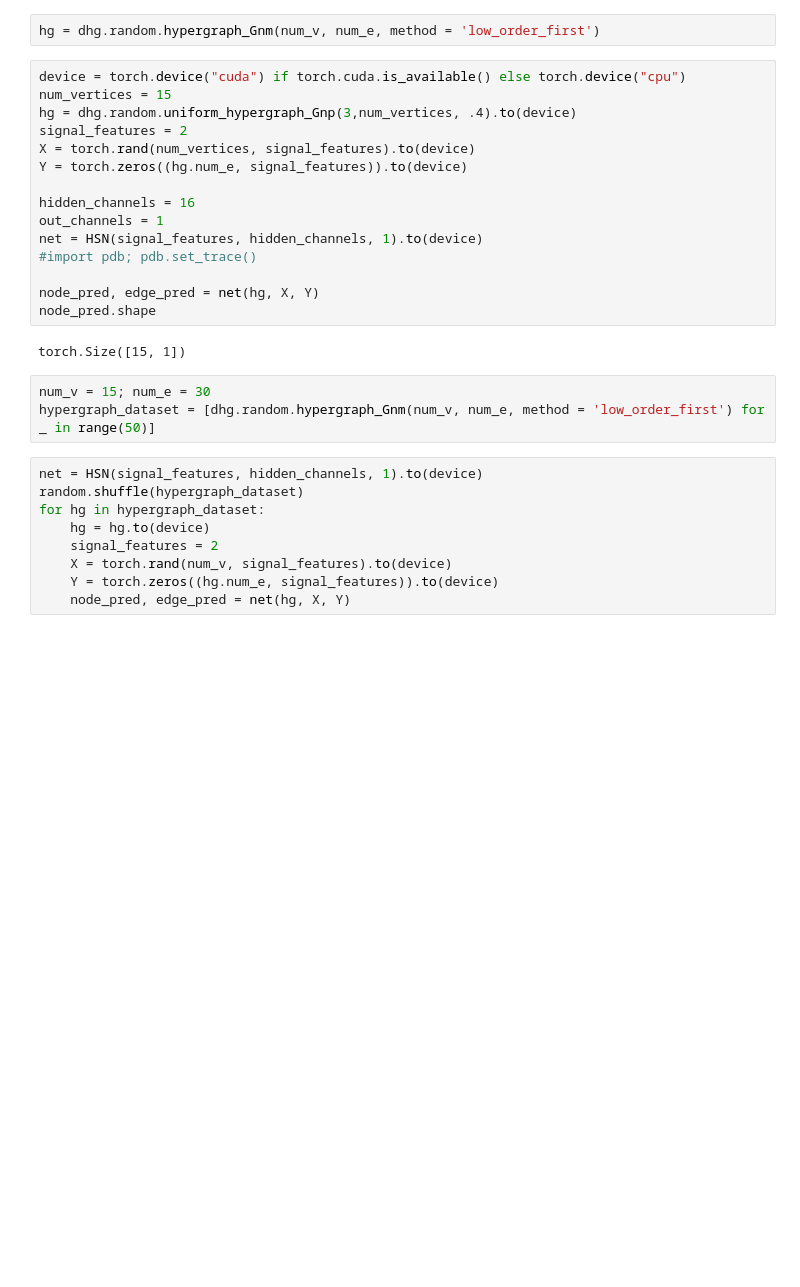
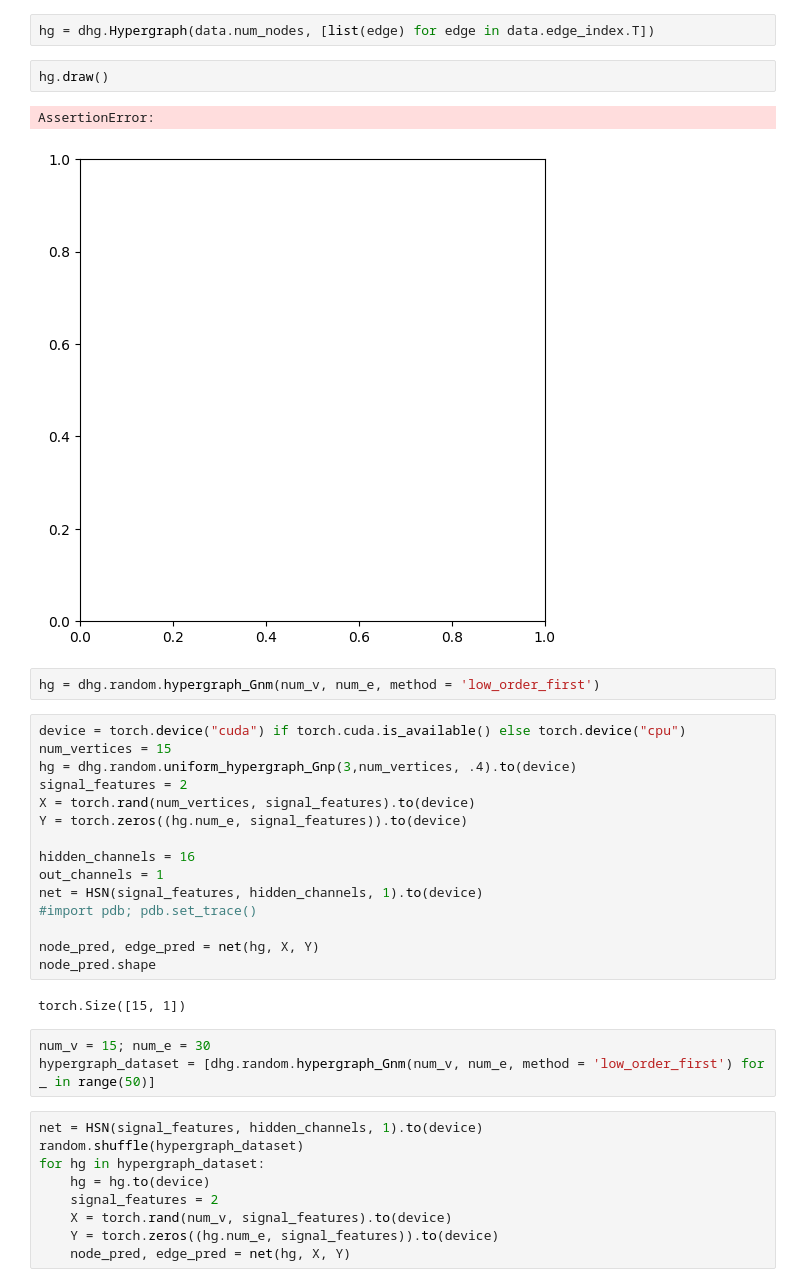
Before and after one commit to HungryAmoeba/hypergraph_scattering, a Jupyter notebook: notebooks/visualize_data.ipynb, the cells around one changed output. Drawn from its saved outputs; the diff is of its cells as text; blank space fills up the shorter version.

```diff
--- a/notebooks/visualize_data.ipynb
+++ b/notebooks/visualize_data.ipynb
@@ -35,3 +77,10 @@ tensor([4., 4., 4., 4., 3., 7., 6., 5., 4., 5., 9., 4., 7., 8., 8., 7., 3., 8.,
+# %%
+hg = dhg.Hypergraph(data.num_nodes, [list(edge) for edge in data.edge_index.T])
+# %%
+hg.draw()
+# %% [output]
+AssertionError:
+[figure, added]
 # %%
 hg = dhg.random.hypergraph_Gnm(num_v, num_e, method = 'low_order_first')
 # %%
```
Also changed, not shown: parts of 7 cells of this notebook, 2 other files.
